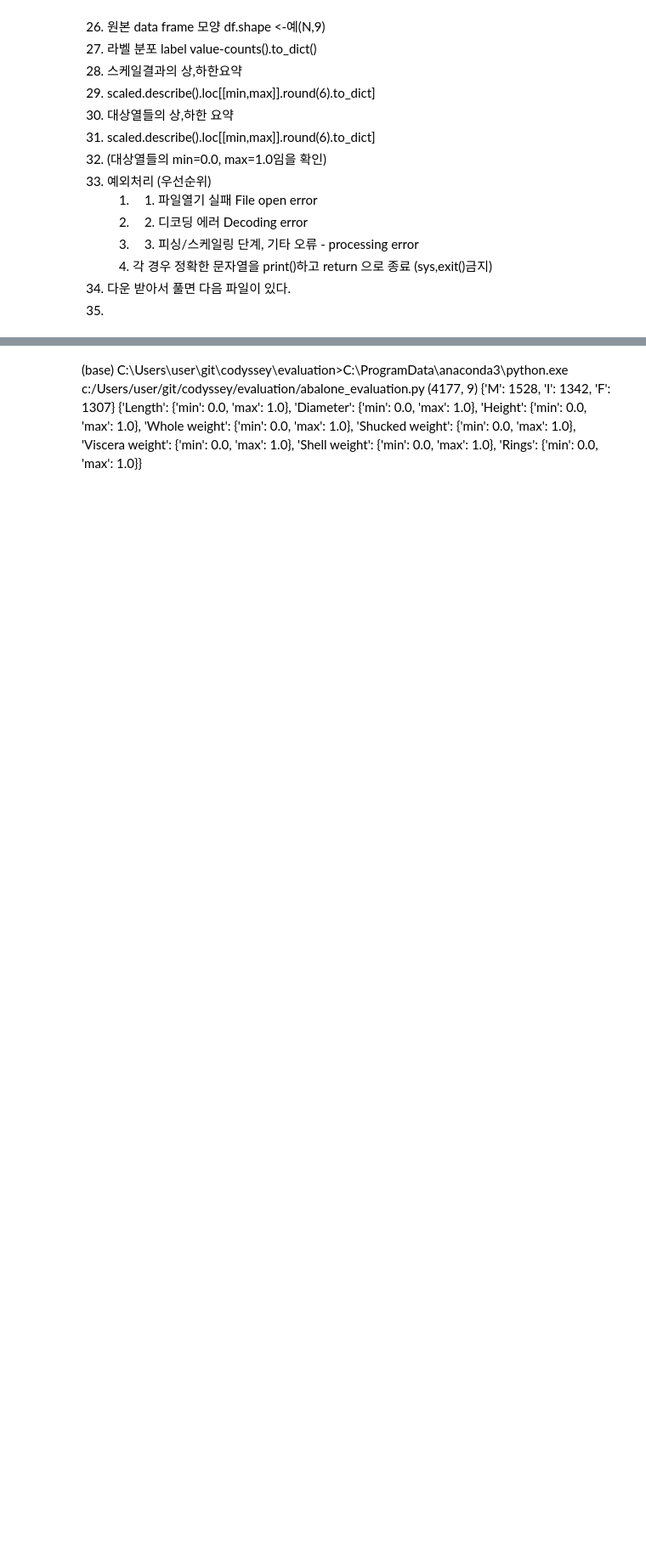
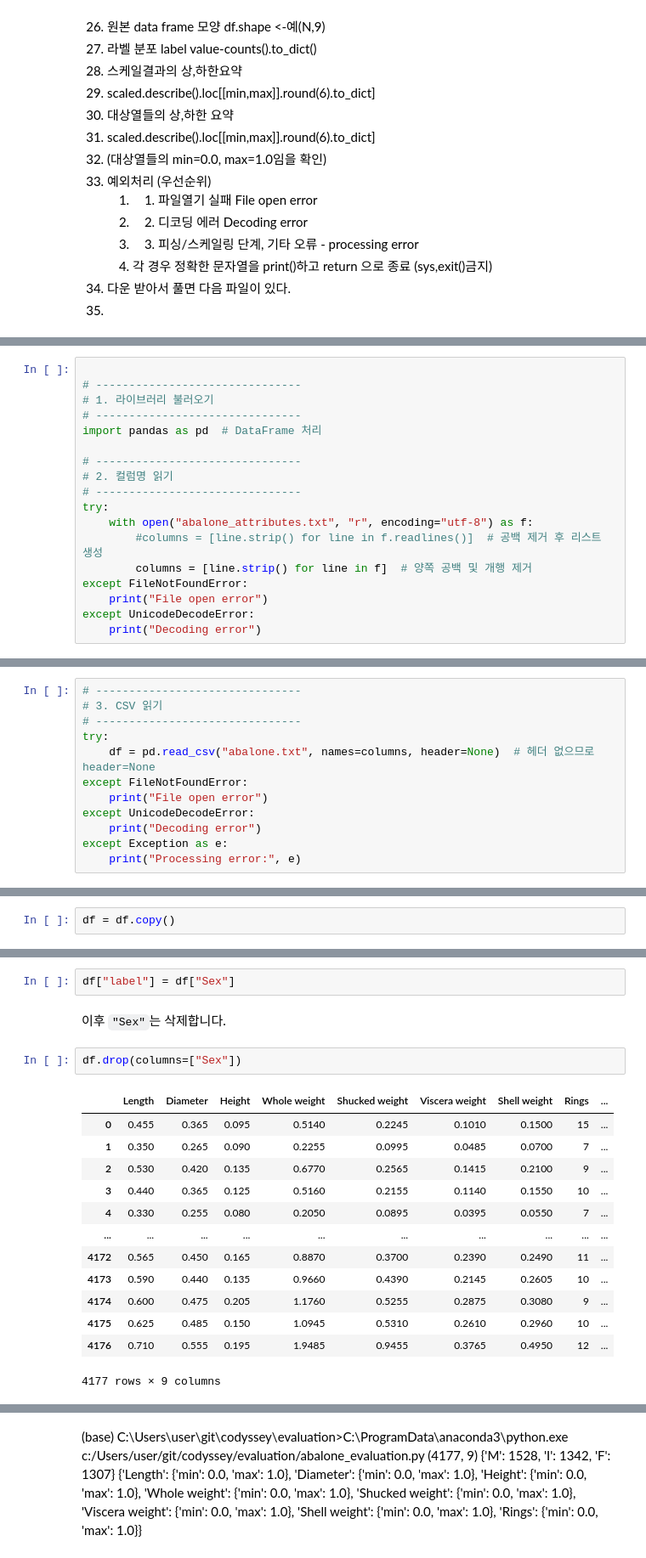
Before and after one commit to nttkor/codyssey, a Jupyter notebook: evaluation/abalone_evaluation.ipynb, the cells around one changed output, grey strips where cells are left out. Shown: that part at 85% size. Cells and saved outputs as stored; diff of their text form; blank space fills up the shorter version.

Commit message:
abalone_attribute

```diff
--- a/evaluation/abalone_evaluation.ipynb
+++ b/evaluation/abalone_evaluation.ipynb
@@ -59,0 +71,18 @@ M,0.44,0.365,0.125,0.516,0.2155,0.114,0.155,10
+# %%
+
+# -------------------------------
+# 1. 라이브러리 불러오기
+# -------------------------------
+import pandas as pd  # DataFrame 처리
+
+# -------------------------------
+# 2. 컬럼명 읽기
+# -------------------------------
+try:
+    with open("abalone_attributes.txt", "r", encoding="utf-8") as f:
+        #columns = [line.strip() for line in f.readlines()]  # 공백 제거 후 리스트 생성
+        columns = [line.strip() for line in f]  # 양쪽 공백 및 개행 제거
+except FileNotFoundError:
+    print("File open error")
+except UnicodeDecodeError:
+    print("Decoding error")
@@ -59,0 +104,12 @@ M,0.44,0.365,0.125,0.516,0.2155,0.114,0.155,10
+# %%
+# -------------------------------
+# 3. CSV 읽기
+# -------------------------------
+try:
+    df = pd.read_csv("abalone.txt", names=columns, header=None)  # 헤더 없으므로 header=None
+except FileNotFoundError:
+    print("File open error")
+except UnicodeDecodeError:
+    print("Decoding error")
+except Exception as e:
+    print("Processing error:", e)
@@ -59,0 +153,2 @@ M,0.44,0.365,0.125,0.516,0.2155,0.114,0.155,10
+# %%
+df = df.copy()
@@ -59,0 +158,20 @@ M,0.44,0.365,0.125,0.516,0.2155,0.114,0.155,10
+# %%
+df["label"] = df["Sex"]
+# %% [markdown]
+이후 `"Sex"`는 삭제합니다.
+# %%
+df.drop(columns=["Sex"])
+# %% [output]
+|  | Length | Diameter | Height | Whole weight | Shucked weight | Viscera weight | Shell weight | Rings | ... |
+| 0 | 0.455 | 0.365 | 0.095 | 0.5140 | 0.2245 | 0.1010 | 0.1500 | 15 | ... |
+| 1 | 0.350 | 0.265 | 0.090 | 0.2255 | 0.0995 | 0.0485 | 0.0700 | 7 | ... |
+| 2 | 0.530 | 0.420 | 0.135 | 0.6770 | 0.2565 | 0.1415 | 0.2100 | 9 | ... |
+| 3 | 0.440 | 0.365 | 0.125 | 0.5160 | 0.2155 | 0.1140 | 0.1550 | 10 | ... |
+| 4 | 0.330 | 0.255 | 0.080 | 0.2050 | 0.0895 | 0.0395 | 0.0550 | 7 | ... |
+| ... | ... | ... | ... | ... | ... | ... | ... | ... | ... |
+| 4172 | 0.565 | 0.450 | 0.165 | 0.8870 | 0.3700 | 0.2390 | 0.2490 | 11 | ... |
+| 4173 | 0.590 | 0.440 | 0.135 | 0.9660 | 0.4390 | 0.2145 | 0.2605 | 10 | ... |
+| 4174 | 0.600 | 0.475 | 0.205 | 1.1760 | 0.5255 | 0.2875 | 0.3080 | 9 | ... |
+| 4175 | 0.625 | 0.485 | 0.150 | 1.0945 | 0.5310 | 0.2610 | 0.2960 | 10 | ... |
+| 4176 | 0.710 | 0.555 | 0.195 | 1.9485 | 0.9455 | 0.3765 | 0.4950 | 12 | ... |
+4177 rows × 9 columns
```
Also changed, not shown: parts of 16 cells of this notebook, 3 other files.
